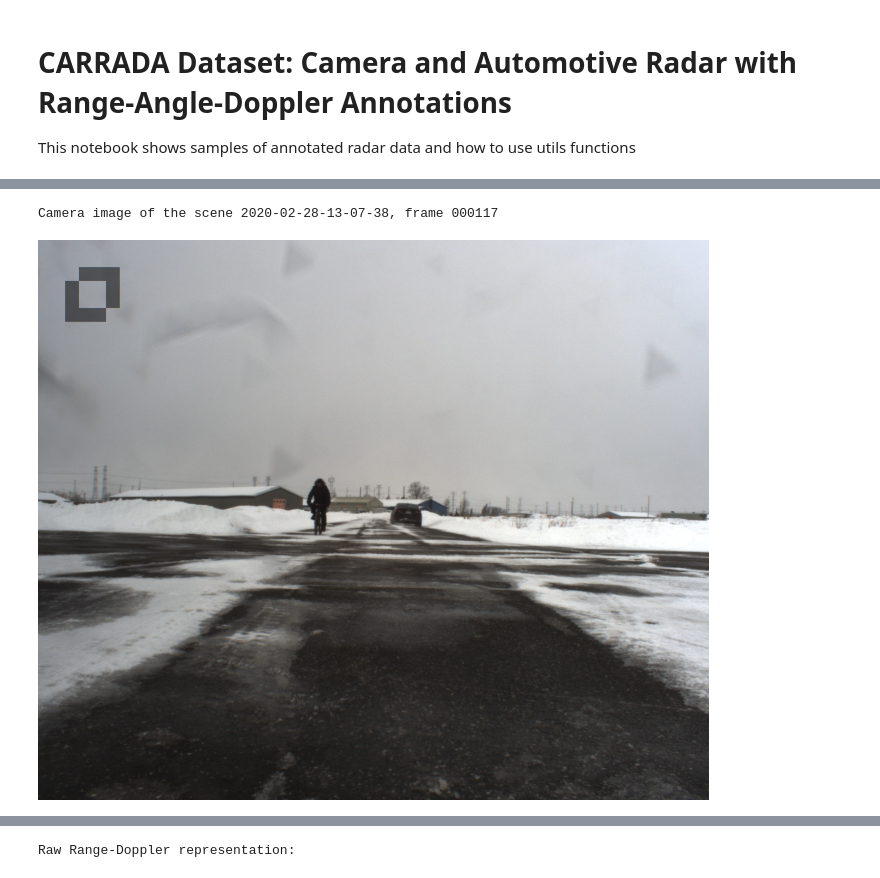
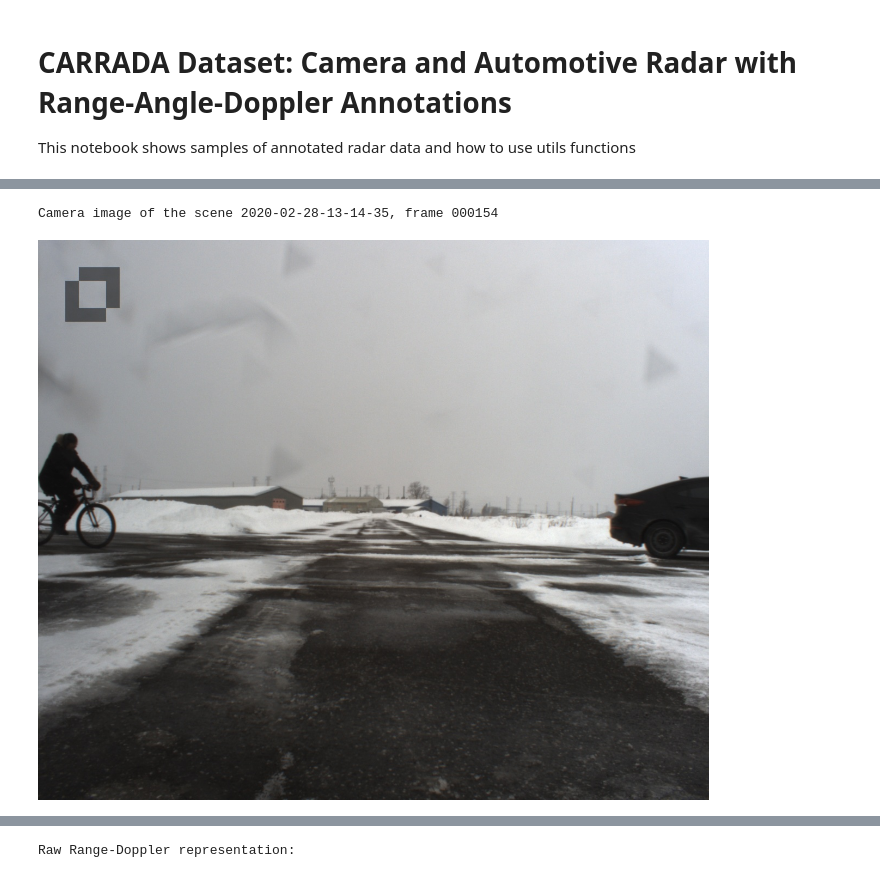
Before and after one commit to YahiDar/carrada_dataset, a Jupyter notebook: carrada_dataset/visualize_samples.ipynb, the cells around one changed output, grey strips where cells are left out. Saved outputs shown, nothing was run; the diff lists cells and outputs as text; code cells hidden in the pictures.

```diff
--- a/carrada_dataset/visualize_samples.ipynb
+++ b/carrada_dataset/visualize_samples.ipynb
@@ -47,27 +174,51 @@ annotations_path = os.path.join(carrada, 'annotations_frame_oriented.json')
+# %%
+# Sample to visualize
+# seq_name = '2019-09-16-13-20-20'
+# instances = ['000670', '000673']
+# frame_name = '000100'
+seq_name = '2020-02-28-13-14-35'
+instances = ['000015', '000008']
+frame_name = '000154'
 # %%
+# Define paths
+config_path = os.path.join(CARRADA_HOME, 'config.ini')
+config = Configurable(config_path).config
+warehouse = config['data']['warehouse']
+carrada = os.path.join(warehouse, 'Carrada')
+seq_path = os.path.join(carrada, seq_name)
+rd_path = os.path.join(seq_path, 'range_doppler_numpy', frame_name + '.npy')
+ra_path = os.path.join(seq_path, 'range_angle_numpy', frame_name + '.npy')
+ad_path = os.path.join(seq_path, 'angle_doppler_processed', frame_name + '.npy')
+img_path = os.path.join(seq_path, 'camera_images', frame_name + '.jpg')
+
+'''
+# Path to the RAD tensor (soon available)
+rad_path = os.path.join(seq_path, 'RAD_numpy', frame_name + '.npy')
+'''
+
+annotations_path = os.path.join(carrada, 'annotations_frame_oriented.json')
 # Load data
 
 # Annotations
 with open(annotations_path, 'r') as fp:
     annotations = json.load(fp)
 annotations = annotations[seq_name][frame_name]  # Keep annotations of interest
 
 # Range-angle and range-Doppler matrices
 '''
 # the RA and RD matrices can be computed directly from the RAD tensor
 rad_matrix = np.load(rad_path)
 data_transformer = DataTransformer(rad_matrix)
 ra_matrix = data_transformer.to_ra()
 rd_matrix = data_transformer.to_rd()
 '''
 ra_matrix = np.load(ra_path)
 rd_matrix = np.load(rd_path)
 ad_matrix = np.load(ad_path)
+# Camera image of the scene
+print('Camera image of the scene {}, frame {}'.format(seq_name, frame_name))
+img = Image(img_path)
+display(img)
+# %% [output]
+Camera image of the scene 2020-02-28-13-14-35, frame 000154
+[figure, added]
-# %%
-# Camera image of the scene
-print('Camera image of the scene {}, frame {}'.format(seq_name, frame_name))
-img = Image(img_path)
-display(img)
-# %% [output]
-Camera image of the scene 2020-02-28-13-07-38, frame 000117
-[figure, removed]
```
Also changed, not shown: parts of 10 cells of this notebook.
